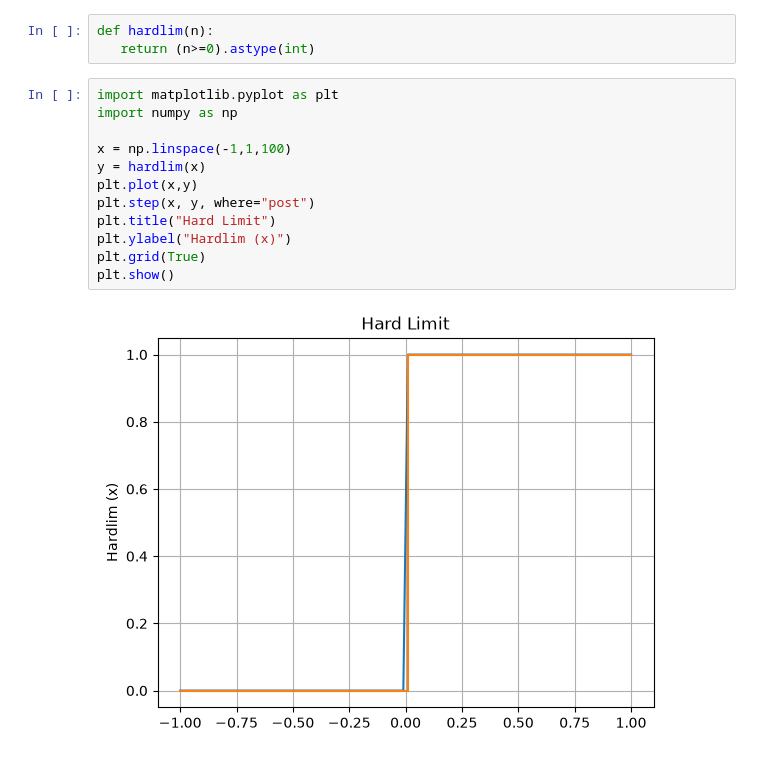
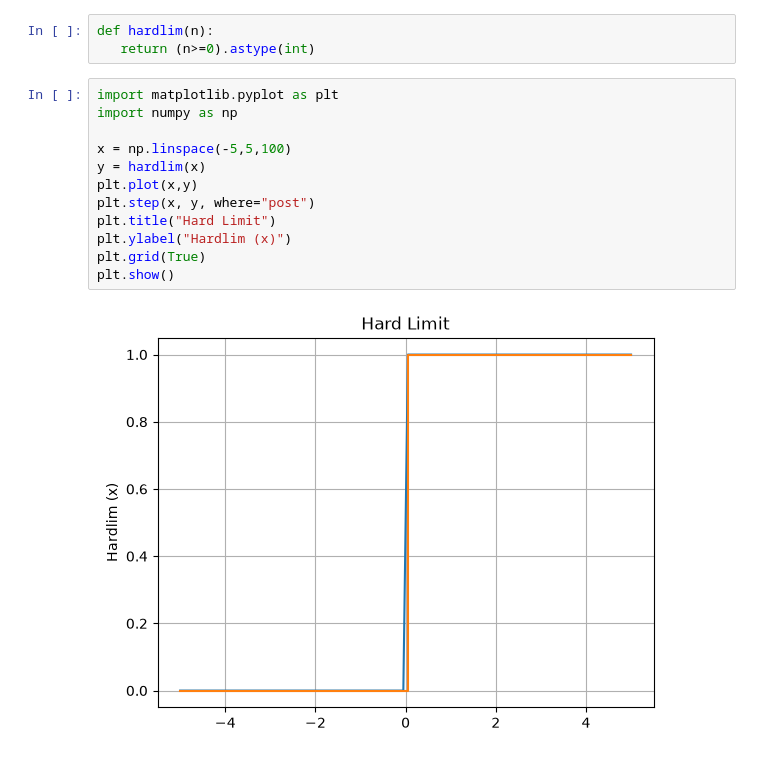
Before and after one commit to engineer-e/Neural-Network, a Jupyter notebook: Neural_Network_Design_2e/code/js/nn/02.ipynb, the cells around one changed output. Cells and saved outputs as stored; diff of their text form.

```diff
--- a/Neural_Network_Design_2e/code/js/nn/02.ipynb
+++ b/Neural_Network_Design_2e/code/js/nn/02.ipynb
@@ -73,14 +73,14 @@ def hardlim(n):
 # %%
 import matplotlib.pyplot as plt
 import numpy as np
 
-x = np.linspace(-1,1,100)
+x = np.linspace(-5,5,100)
 y = hardlim(x)
 plt.plot(x,y)
 plt.step(x, y, where="post")
 plt.title("Hard Limit")
 plt.ylabel("Hardlim (x)")
 plt.grid(True)
 plt.show()
 # %% [output]
-[figure, old version]
+[figure, new version]
```
Also changed, not shown: parts of 24 cells of this notebook.
